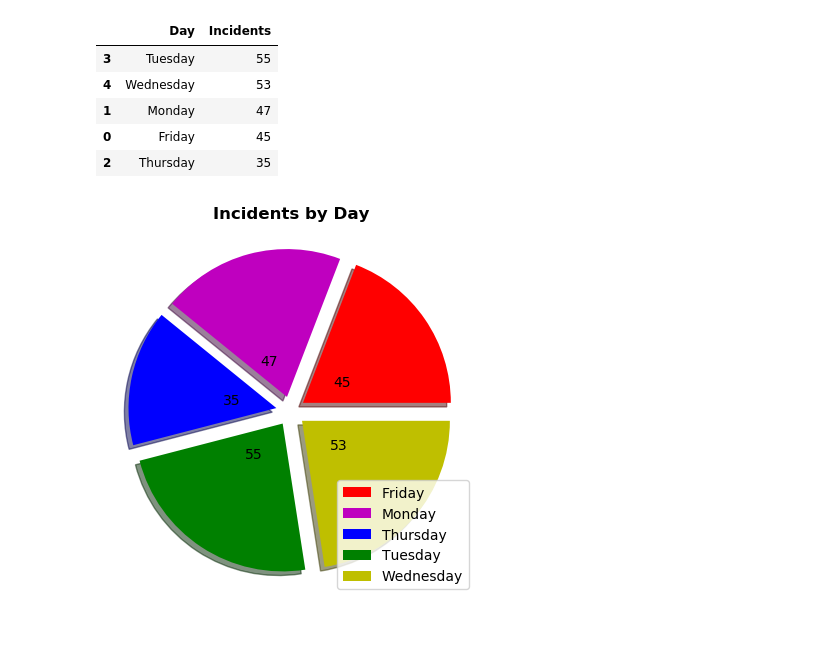
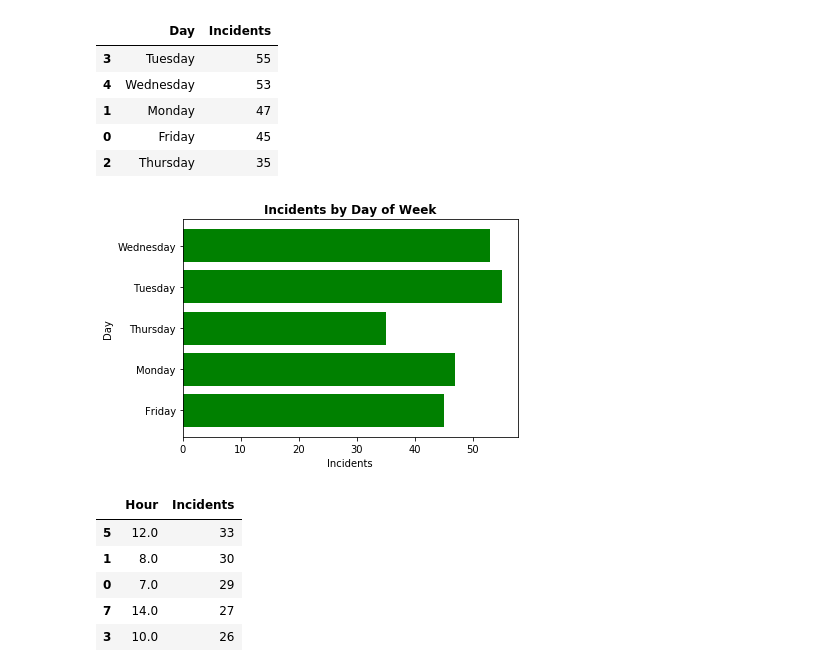
Before and after one commit to jehatcher/project1, a Jupyter notebook: main.ipynb, the cells around one changed output. Saved outputs shown, nothing was run; the diff lists cells and outputs as text; code cells hidden in the pictures; blank space fills up the shorter version.

```diff
--- a/main.ipynb
+++ b/main.ipynb
@@ -68,11 +108,21 @@ byDay.sort_values('Incidents', ascending=False)
 | 2 | Thursday | 35 |
 # %%
 # Generate chart for number of incidents grouped by day
-explodes=[.10,.10,.10,.10,.10]
-colors=['r','m','b','g','y']
-plt.pie(byDay['Incidents'], labels=byDay['Incidents'], shadow=True, labeldistance=0.25, explode=explodes, colors=colors)
-plt.title('Incidents by Day', fontweight='bold')
-plt.legend(byDay['Day'], loc=4)
+plt.barh(byDay['Day'], byDay['Incidents'], color='g')
+plt.title('Incidents by Day of Week', fontweight='bold')
+plt.xlabel('Incidents')
+plt.ylabel('Day')
 plt.show()
 # %% [output]
-[figure, old version]
+[figure, new version]
+# %%
+# Store number of incidents grouped by hour
+byHour = data.groupby(['Hour'])['Hour'].count().reset_index(name='Incidents')
+byHour.sort_values('Incidents', ascending=False).head()
+# %% [output]
+|  | Hour | Incidents |
+| 5 | 12.0 | 33 |
+| 1 | 8.0 | 30 |
+| 0 | 7.0 | 29 |
+| 7 | 14.0 | 27 |
+| 3 | 10.0 | 26 |
```
Also changed, not shown: parts of 10 cells of this notebook.
